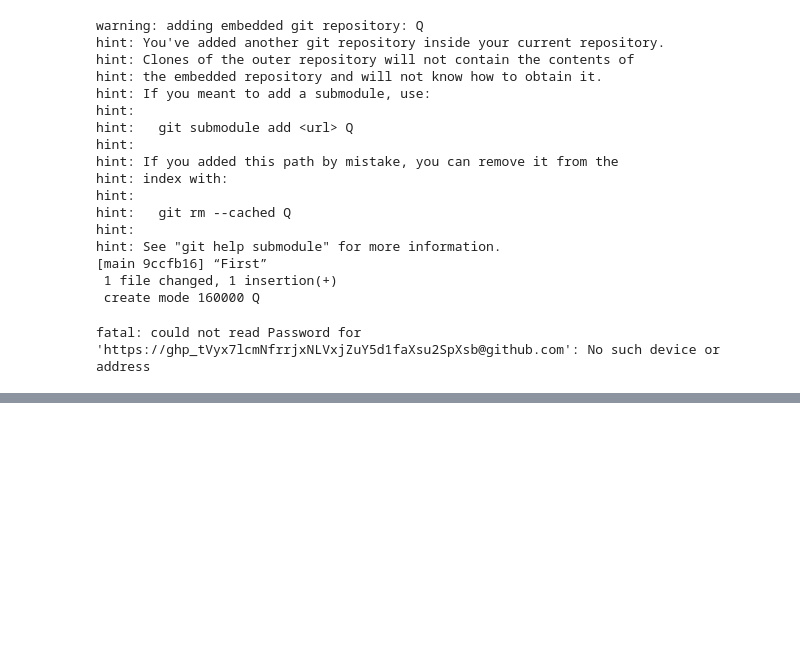
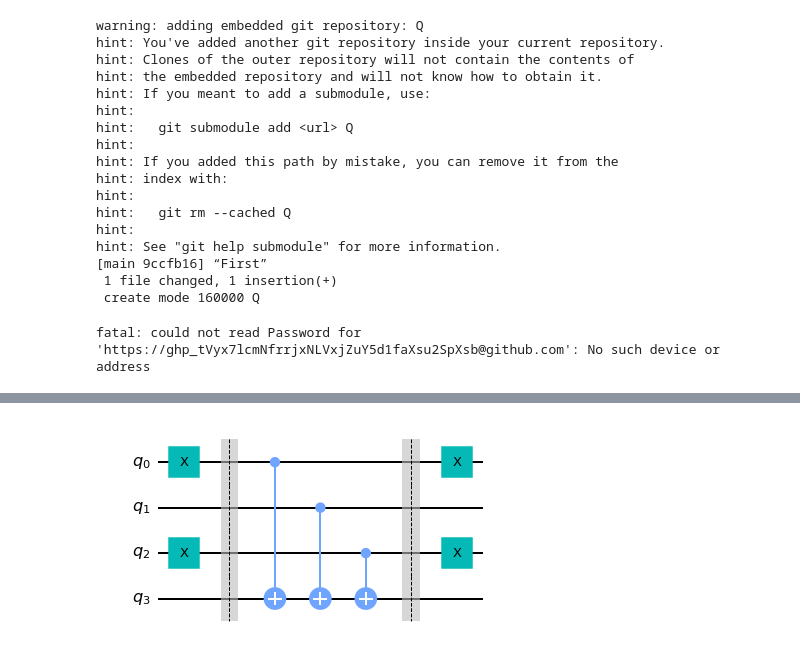
Before and after one commit to InfernoOfYaSoul/Q, a Jupyter notebook: DY.ipynb, the cells around one changed output, grey strips where cells are left out. Cells and saved outputs as stored; diff of their text form; code cells hidden in the pictures; blank space fills up the shorter version.

```diff
--- a/DY.ipynb
+++ b/DY.ipynb
@@ -64,0 +86,28 @@ fatal: could not read Password for 'https://ghp_tVyx7lcmNfrrjxNLVxjZuY5d1faXsu2S
+# %%
+balanced_oracle = QuantumCircuit(n+1)
+b_str = "101"
+# %%
+# Place X-gates
+for qubit in range(len(b_str)):
+    if b_str[qubit] == '1':
+        balanced_oracle.x(qubit)
+balanced_oracle.draw('mpl')
+
+# Use barrier as divider
+balanced_oracle.barrier()
+
+# Controlled-NOT gates
+for qubit in range(n):
+    balanced_oracle.cx(qubit, n)
+
+balanced_oracle.barrier()
+
+# Place X-gates
+for qubit in range(len(b_str)):
+    if b_str[qubit] == '1':
+        balanced_oracle.x(qubit)
+
+# Show oracle
+balanced_oracle.draw('mpl')
+# %% [output]
+[figure, added]
```
Also changed, not shown: parts of 11 cells of this notebook.
